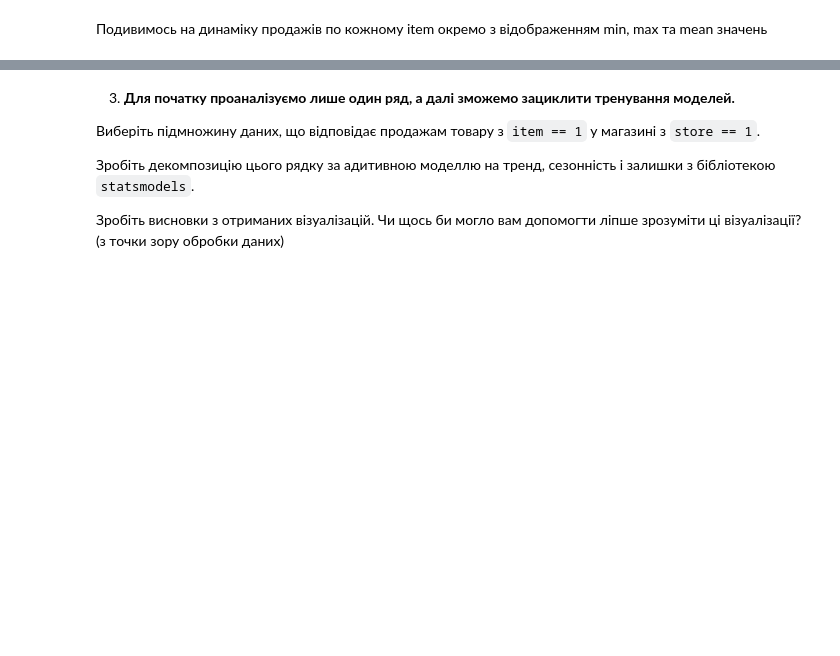
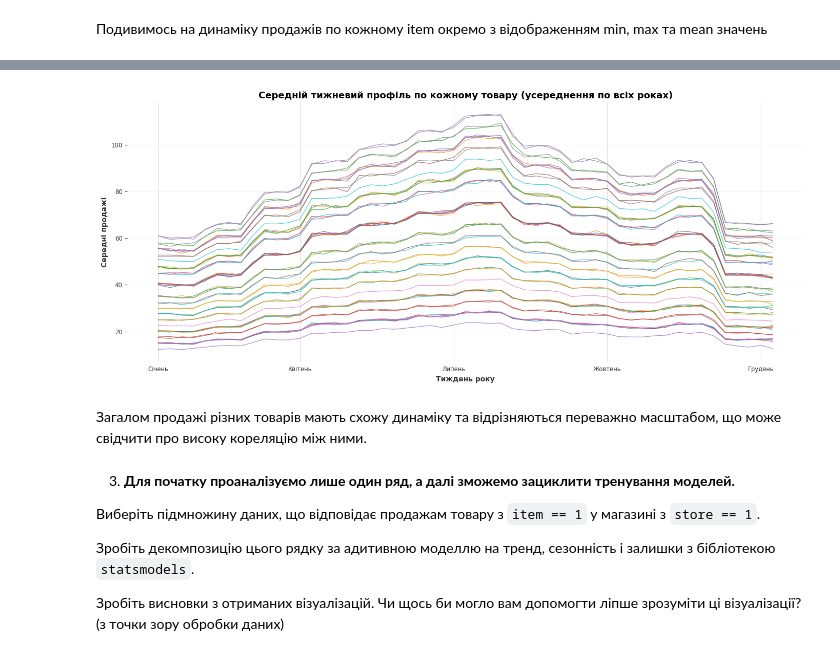
Before and after one commit to Bukhanovskyi/HW_Data_loves, a Jupyter notebook: HW_2_5_Time_Series_Analysis.ipynb, the cells around one changed output, grey strips where cells are left out. Cells and saved outputs as stored; diff of their text form; code cells hidden in the pictures; blank space fills up the shorter version.

```diff
--- a/HW_2_5_Time_Series_Analysis.ipynb
+++ b/HW_2_5_Time_Series_Analysis.ipynb
@@ -185,3 +107,26 @@ for store_id in stores:
+# %%
+weekly_profile = (data.groupby([data.index.isocalendar().week, 'item'])['sales']
+                    .mean()
+                    .unstack('item'))
+
+colors = sns.color_palette('tab10', len(weekly_profile.columns))
+
+fig, ax = plt.subplots(figsize=(14, 6))
+for col, color in zip(weekly_profile.columns, colors):
+    ax.plot(weekly_profile.index, weekly_profile[col], color=color, linewidth=0.9, alpha=0.75)
+ax.set_title('Середній тижневий профіль по кожному товару (усереднення по всіх роках)',
+             fontsize=13, fontweight='bold')
+ax.set_xlabel('Тиждень року')
+ax.set_ylabel('Середні продажі')
+ax.set_xticks([1, 13, 26, 39, 52])
+ax.set_xticklabels(['Січень', 'Квітень', 'Липень', 'Жовтень', 'Грудень'])
+ax.grid(axis='y', alpha=0.3)
+plt.tight_layout()
+plt.show()
+# %% [output]
+[figure, added]
+# %% [markdown]
+Загалом продажі різних товарів мають схожу динаміку та відрізняються переважно масштабом, що може свідчити про високу кореляцію між ними.
 # %% [markdown]
 3. **Для початку проаналізуємо лише один ряд, а далі зможемо зациклити тренування моделей.**
 
```
Also changed, not shown: parts of 20 cells of this notebook.
